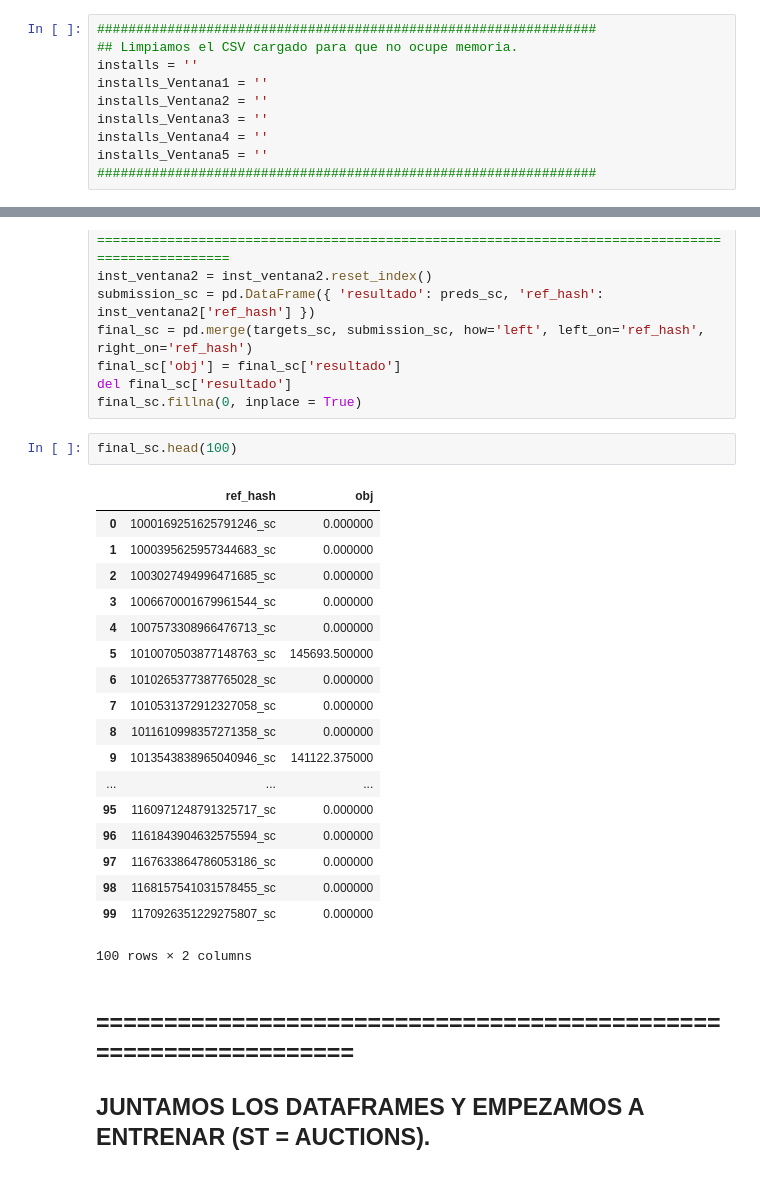
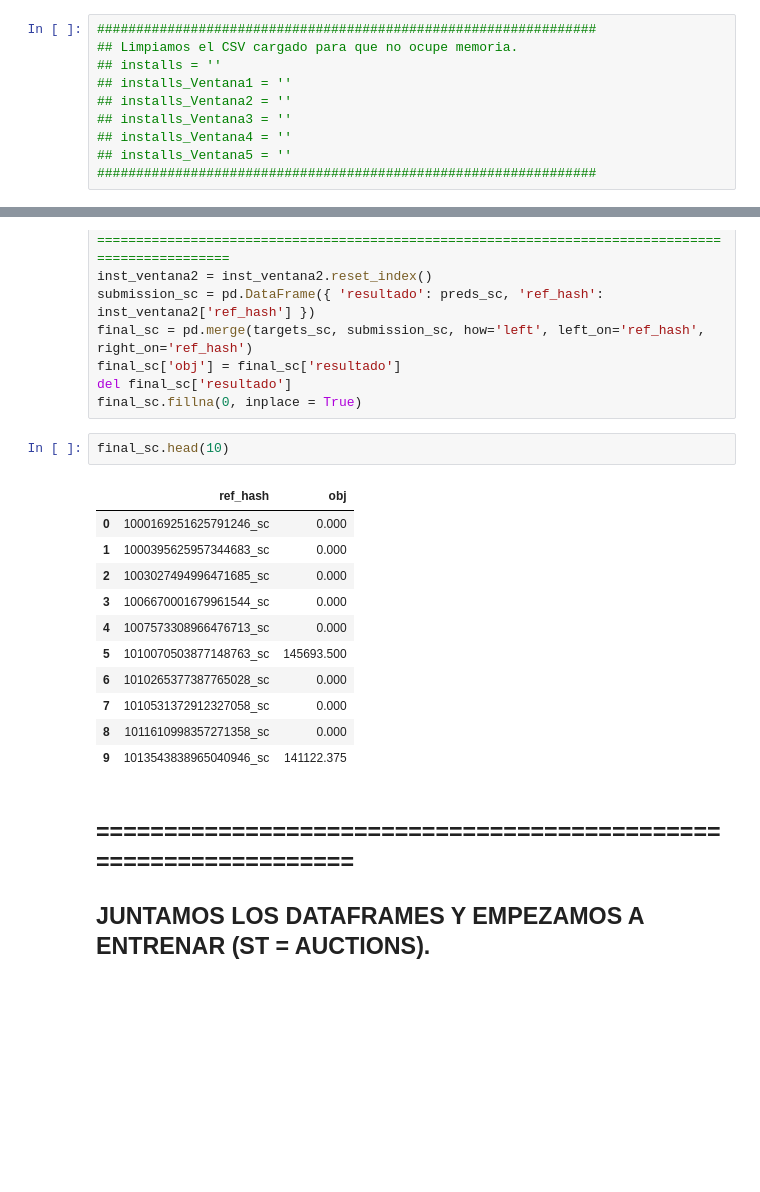
Before and after one commit to asilvestri2020/7506_1C2019, a Jupyter notebook: TP2/TP2_Continuacion_Andres.ipynb, the cells around one changed output, grey strips where cells are left out. Drawn from its saved outputs; the diff is of its cells as text; blank space fills up the shorter version.

```diff
--- a/TP2/TP2_Continuacion_Andres.ipynb
+++ b/TP2/TP2_Continuacion_Andres.ipynb
@@ -273,12 +274,12 @@ installs_Ventana2 = installs[(installs['dia'] >= 24) & (installs['dia'] <= 26)]
 # %%
 ################################################################
 ## Limpiamos el CSV cargado para que no ocupe memoria.
-installs = ''
-installs_Ventana1 = ''
-installs_Ventana2 = ''
-installs_Ventana3 = ''
-installs_Ventana4 = ''
-installs_Ventana5 = ''
+## installs = ''
+## installs_Ventana1 = ''
+## installs_Ventana2 = ''
+## installs_Ventana3 = ''
+## installs_Ventana4 = ''
+## installs_Ventana5 = ''
 ################################################################
 # %%
 ################################################################
@@ -418,26 +417,19 @@ final_sc['obj'] = final_sc['resultado']
 del final_sc['resultado']
 final_sc.fillna(0, inplace = True)
 # %%
-final_sc.head(100)
+final_sc.head(10)
 # %% [output]
 |  | ref_hash | obj |
-| 0 | 1000169251625791246_sc | 0.000000 |
-| 1 | 1000395625957344683_sc | 0.000000 |
-| 2 | 1003027494996471685_sc | 0.000000 |
-| 3 | 1006670001679961544_sc | 0.000000 |
-| 4 | 1007573308966476713_sc | 0.000000 |
-| 5 | 1010070503877148763_sc | 145693.500000 |
-| 6 | 1010265377387765028_sc | 0.000000 |
-| 7 | 1010531372912327058_sc | 0.000000 |
-| 8 | 1011610998357271358_sc | 0.000000 |
-| 9 | 1013543838965040946_sc | 141122.375000 |
-| ... | ... | ... |
-| 95 | 1160971248791325717_sc | 0.000000 |
-| 96 | 1161843904632575594_sc | 0.000000 |
-| 97 | 1167633864786053186_sc | 0.000000 |
-| 98 | 1168157541031578455_sc | 0.000000 |
-| 99 | 1170926351229275807_sc | 0.000000 |
+| 0 | 1000169251625791246_sc | 0.000 |
+| 1 | 1000395625957344683_sc | 0.000 |
+| 2 | 1003027494996471685_sc | 0.000 |
+| 3 | 1006670001679961544_sc | 0.000 |
+| 4 | 1007573308966476713_sc | 0.000 |
+| 5 | 1010070503877148763_sc | 145693.500 |
+| 6 | 1010265377387765028_sc | 0.000 |
+| 7 | 1010531372912327058_sc | 0.000 |
+| 8 | 1011610998357271358_sc | 0.000 |
+| 9 | 1013543838965040946_sc | 141122.375 |
-100 rows × 2 columns
 # %% [markdown]
 ## =================================================================
 ## JUNTAMOS LOS DATAFRAMES Y EMPEZAMOS A ENTRENAR (ST = AUCTIONS).
```
Also changed, not shown: parts of 11 cells of this notebook, 1 other file.
